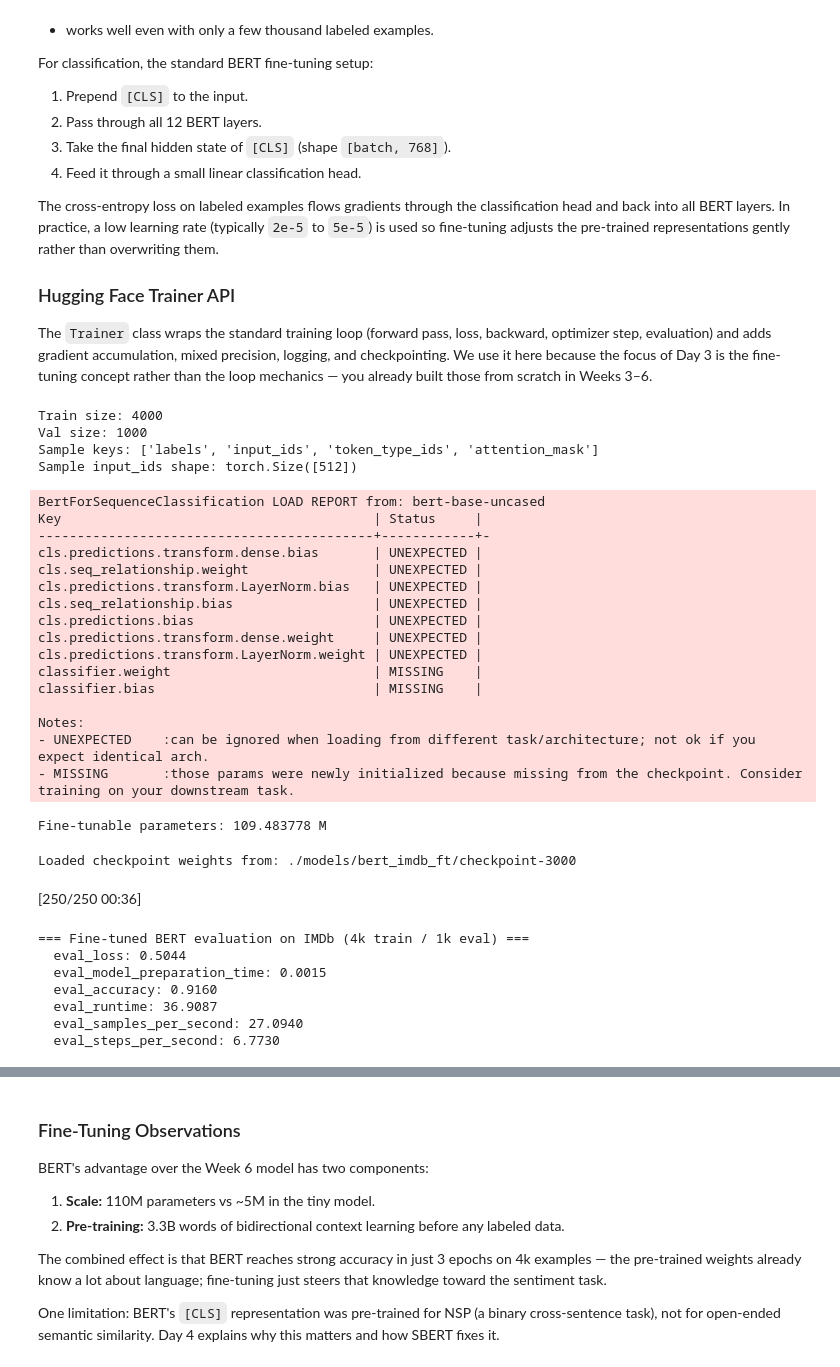
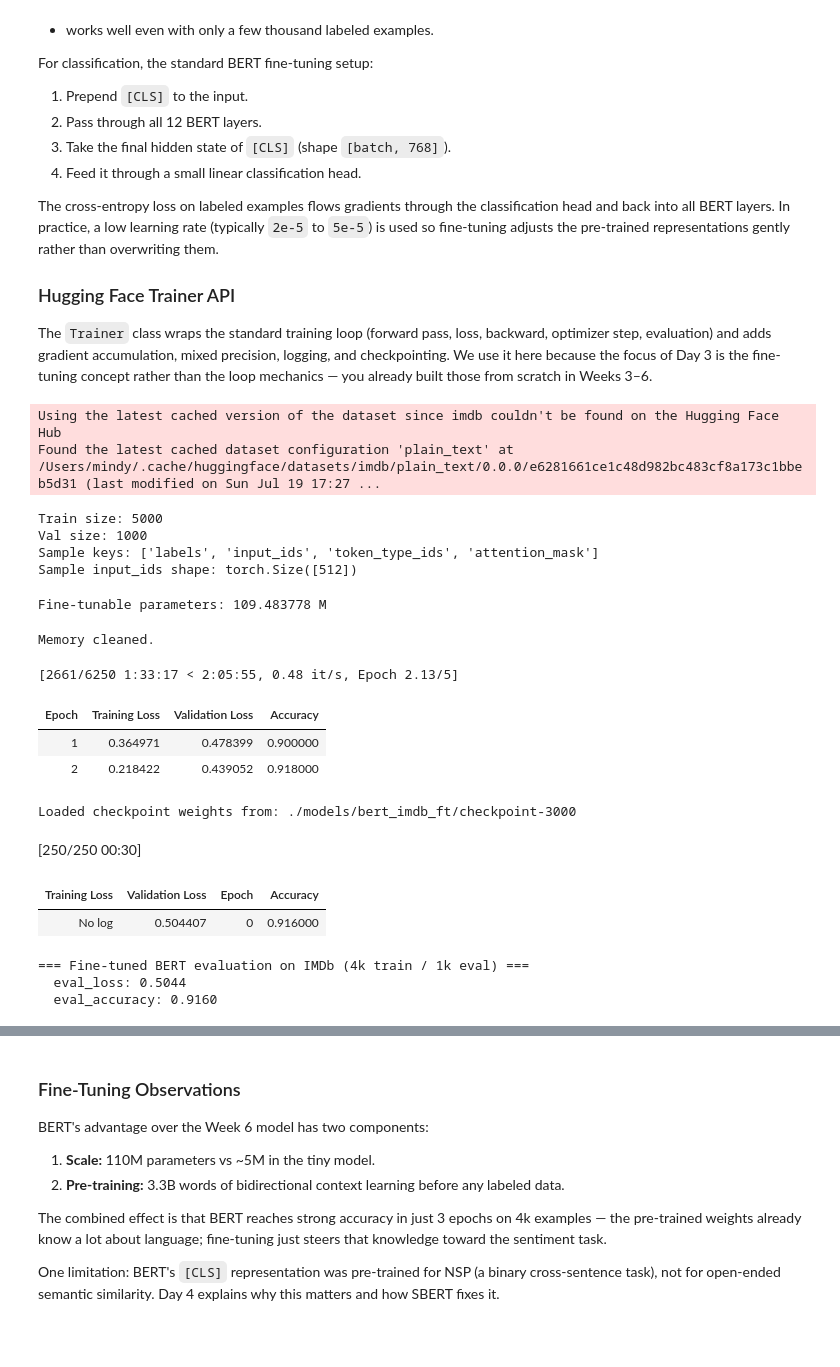
Before and after one commit to mdossett204/AI-maths-foundations, a Jupyter notebook: NLP-learning-notebooks/week7-BERT/Week_7_encoder.ipynb, the cells around one changed output, grey strips where cells are left out. Cells and saved outputs as stored; diff of their text form; code cells hidden in the pictures; blank space fills up the shorter version.

```diff
--- a/NLP-learning-notebooks/week7-BERT/Week_7_encoder.ipynb
+++ b/NLP-learning-notebooks/week7-BERT/Week_7_encoder.ipynb
@@ -485,15 +425,13 @@ The `Trainer` class wraps the standard training loop (forward pass, loss, backwa
 # Day 3: Load IMDb via Hugging Face datasets and tokenize with BERT tokenizer
 
 from datasets import load_dataset
-from transformers import BertTokenizer
+
 seed = 204
-bert_name = "bert-base-uncased"
-bert_tokenizer = BertTokenizer.from_pretrained(bert_name)
 max_length = bert_tokenizer.model_max_length
 
 # Use a small subset so this runs in a reasonable time
 raw_datasets = load_dataset("imdb")
-small_train = raw_datasets["train"].shuffle(seed=seed).select(range(4000))
+small_train = raw_datasets["train"].shuffle(seed=seed).select(range(5000))
 small_val   = raw_datasets["test"].shuffle(seed=seed).select(range(1000))
 
 def tokenize_fn(batch):
@@ -517,10 +455,12 @@ print("Val size:",   len(tokenized_val))
 print("Sample keys:", tokenized_train.column_names)
 print("Sample input_ids shape:", tokenized_train[0]["input_ids"].shape)
 # %% [output]
-Train size: 4000
-Val size: 1000
-Sample keys: ['labels', 'input_ids', 'token_type_ids', 'attention_mask']
-Sample input_ids shape: torch.Size([512])
+Using the latest cached version of the dataset since imdb couldn't be found on the Hugging Face Hub
+Found the latest cached dataset configuration 'plain_text' at /Users/mindy/.cache/huggingface/datasets/imdb/plain_text/0.0.0/e6281661ce1c48d982bc483cf8a173c1bbeb5d31 (last modified on Sun Jul 19 17:27 ...
+Train size: 5000
+Val size: 1000
+Sample keys: ['labels', 'input_ids', 'token_type_ids', 'attention_mask']
+Sample input_ids shape: torch.Size([512])
 # %%
 # Day 3: Define the fine-tuning model, metrics, and Trainer
 
@@ -546,7 +486,7 @@ def compute_metrics(eval_pred):
 
 training_args = TrainingArguments(
     output_dir="./models/bert_imdb_ft",
-    num_train_epochs=3,
+    num_train_epochs=5,
     per_device_train_batch_size=4,
     per_device_eval_batch_size=4,
     learning_rate=2e-5,
@@ -555,7 +495,7 @@ training_args = TrainingArguments(
     save_strategy="epoch",
     load_best_model_at_end=True,
     metric_for_best_model="accuracy",
-    logging_steps=50,
+    logging_steps=250,
     seed=seed,
     fp16=torch.cuda.is_available(),  # use mixed precision if GPU is available
     report_to="none",
@@ -573,30 +513,24 @@ trainer = Trainer(
 
 print("Fine-tunable parameters:", sum(p.numel() for p in bert_ft.parameters() if p.requires_grad) / 1e6, "M")
 # %% [output]
-BertForSequenceClassification LOAD REPORT from: bert-base-uncased
-Key                                        | Status     |
--------------------------------------------+------------+-
-cls.predictions.transform.dense.bias       | UNEXPECTED |
-cls.seq_relationship.weight                | UNEXPECTED |
-cls.predictions.transform.LayerNorm.bias   | UNEXPECTED |
-cls.seq_relationship.bias                  | UNEXPECTED |
-cls.predictions.bias                       | UNEXPECTED |
-cls.predictions.transform.dense.weight     | UNEXPECTED |
-cls.predictions.transform.LayerNorm.weight | UNEXPECTED |
-classifier.weight                          | MISSING    |
-classifier.bias                            | MISSING    |
-
-Notes:
-- UNEXPECTED    :can be ignored when loading from different task/architecture; not ok if you expect identical arch.
-- MISSING       :those params were newly initialized because missing from the checkpoint. Consider training on your downstream task.
+Fine-tunable parameters: 109.483778 M
-Fine-tunable parameters: 109.483778 M
+# %%
+clean_memory()
+
+trainer.train()
+# %% [output]
+Memory cleaned.
+[2661/6250 1:33:17 < 2:05:55, 0.48 it/s, Epoch 2.13/5]
+| Epoch | Training Loss | Validation Loss | Accuracy |
+| 1 | 0.364971 | 0.478399 | 0.900000 |
+| 2 | 0.218422 | 0.439052 | 0.918000 |
 # %%
 # Day 3: Run fine-tuning — takes ~10-20 min on CPU, ~2-5 min on GPU
 # Reduce num_train_epochs or the subset size above if you want it faster.
 
 # If you already trained and saved checkpoints, load a specific checkpoint
 # and skip re-training.
-checkpoint_path = "./models/bert_imdb_ft/checkpoint-3000"
+checkpoint_path = "./models/bert_imdb_ft/checkpoint-6250"
 bert_ft_ckpt = BertForSequenceClassification.from_pretrained(checkpoint_path)
 
 print(f"Loaded checkpoint weights from: {checkpoint_path}")
@@ -616,14 +550,12 @@ for k, v in eval_results.items():
     print(f"  {k}: {v:.4f}" if isinstance(v, float) else f"  {k}: {v}")
 # %% [output]
 Loaded checkpoint weights from: ./models/bert_imdb_ft/checkpoint-3000
-[250/250 00:36]
+[250/250 00:30]
+| Training Loss | Validation Loss | Epoch | Accuracy |
+| No log | 0.504407 | 0 | 0.916000 |
 === Fine-tuned BERT evaluation on IMDb (4k train / 1k eval) ===
   eval_loss: 0.5044
-  eval_model_preparation_time: 0.0015
   eval_accuracy: 0.9160
-  eval_runtime: 36.9087
-  eval_samples_per_second: 27.0940
-  eval_steps_per_second: 6.7730
 # %%
 # Day 3: Compare BERT fine-tuning against Week 6 TinyTransformerClassifier
 # We load the saved Week 6 RoPE model and evaluate it on the same 1k IMDb val subset
```
Also changed, not shown: parts of 16 cells of this notebook, 2 other files.
